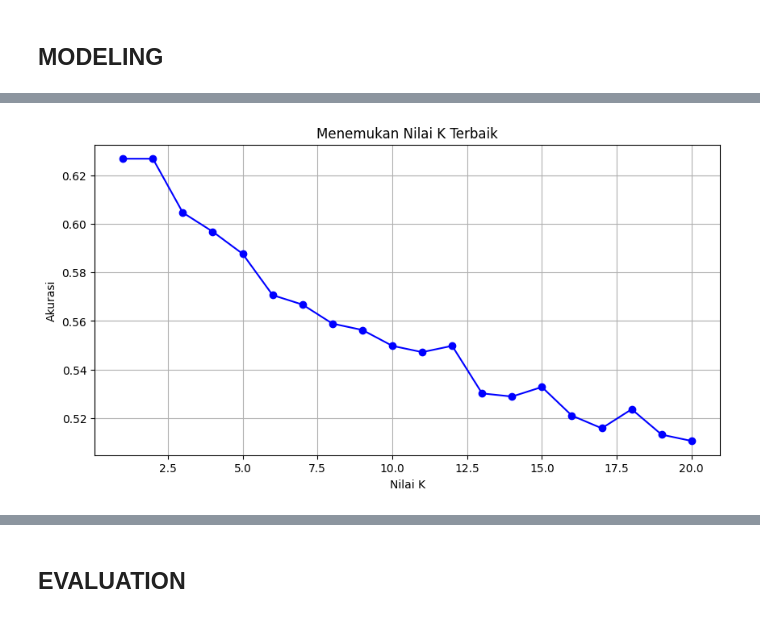
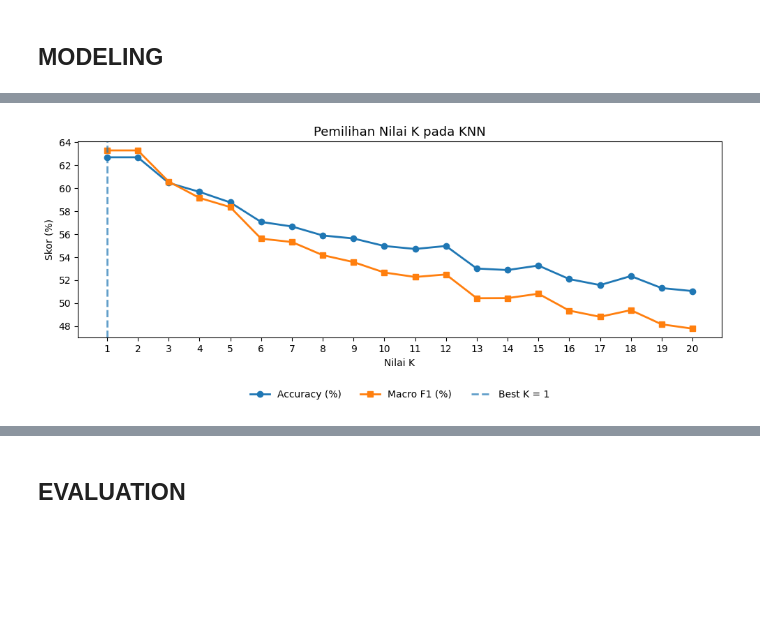
Before and after one commit to ratuanfajar/Tugas-Besar-Machine-Learning, a Jupyter notebook: notebook/skenario1-AF.ipynb, the cells around one changed output, grey strips where cells are left out. Saved outputs shown, nothing was run; the diff lists cells and outputs as text; code cells hidden in the pictures; blank space fills up the shorter version.

```diff
--- a/notebook/skenario1-AF.ipynb
+++ b/notebook/skenario1-AF.ipynb
@@ -281,36 +284,101 @@ manual_res.head(3)
 # %% [markdown]
 ## **MODELING**
 # %%
-# Menentukan Best parameter K
-best_acc = 0
+# Mencari Best K (Accuracy & Macro F1)
+best_f1 = 0
 best_k = 1
+best_metric = None
+best_weights = None
+
 accuracies = []
+f1_macros = []
 
-print("\nMencari nilai K terbaik...")
+print("\nMencari nilai K terbaik (Accuracy & Macro F1)...")
+
 for k in range(1, 21):
-    knn = KNeighborsClassifier(n_neighbors=k, weights='distance', metric='euclidean')
+    knn = KNeighborsClassifier(
+        n_neighbors=k,
+        weights='distance',
+        metric='euclidean'
+    )
     knn.fit(X_train_final, y_train)
 
     y_pred = knn.predict(X_val_final)
+
     acc = accuracy_score(y_val, y_pred)
-    accuracies.append(acc)
+    f1_macro = f1_score(y_val, y_pred, average='macro')
 
-    if acc > best_acc:
-        best_acc = acc
+    accuracies.append(acc * 100)
+    f1_macros.append(f1_macro * 100)
+
+    print(f"K={k:2d} | Accuracy={acc*100:.2f}% | Macro F1={f1_macro*100:.2f}%")
+
+    # Best berdasarkan Macro F1
+    if f1_macro > best_f1:
+        best_f1 = f1_macro
         best_k = k
         best_metric = knn.metric
         best_weights = knn.weights
 
+print("\n===== BEST PARAMETER (BERDASARKAN MACRO F1) =====")
+print(f"Best K        : {best_k}")
+print(f"Metric        : {best_metric}")
+print(f"Weights       : {best_weights}")
+print(f"Macro F1      : {best_f1*100:.2f}%")
 
+#===============================
+# Visualisasi Accuracy & Macro F1
+# ===============================
+plt.figure(figsize=(10, 5))
 
-print(f"Best K: {best_k}, Best Metric: {best_metric}, Best Weights: {best_weights} dengan akurasi: {best_acc:.4f}")
+ks = range(1, 21)
 
-# Visualisasi K
-plt.figure(figsize=(10, 5))
-plt.plot(range(1, 21), accuracies, marker='o', linestyle='-', color='b')
-plt.title('Menemukan Nilai K Terbaik')
+plt.plot(
+    ks,
+    accuracies,
+    marker='o',
+    linewidth=2,
+    label='Accuracy (%)'
+)
+
+plt.plot(
+    ks,
+    f1_macros,
+    marker='s',
+    linewidth=2,
+    label='Macro F1 (%)'
+)
+
+# ===============================
+# TANDA K OPTIMAL
+# ===============================
+optimal_k = best_k  # = 19
+
+# Garis vertikal
+plt.axvline(
+    x=optimal_k,
+    linestyle='--',
+    linewidth=2,
+    alpha=0.7,
+    label=f'Best K = {optimal_k}'
+)
+
+# ===============================
+# Properti Plot
+# ===============================
+plt.title('Pemilihan Nilai K pada KNN', fontsize=13)
 plt.xlabel('Nilai K')
-plt.ylabel('Akurasi')
-plt.grid(True)
+plt.ylabel('Skor (%)')
+plt.xticks(ks)
+
+# Legend di bawah (konsisten VBNN)
+plt.legend(
+    loc='upper center',
+    bbox_to_anchor=(0.5, -0.22),
+    ncol=3,
+    frameon=False
+)
+
+plt.tight_layout(rect=[0, 0.1, 1, 1])
 plt.show()
 # %% [output]
@@ -319,3 +402,3 @@ Best K: 1, Best Metric: euclidean, Best Weights: distance dengan akurasi: 0.6270
-[figure, old version]
+[figure, new version]
 # %%
 # Training
```
Also changed, not shown: parts of 6 cells of this notebook, 5 other files.
